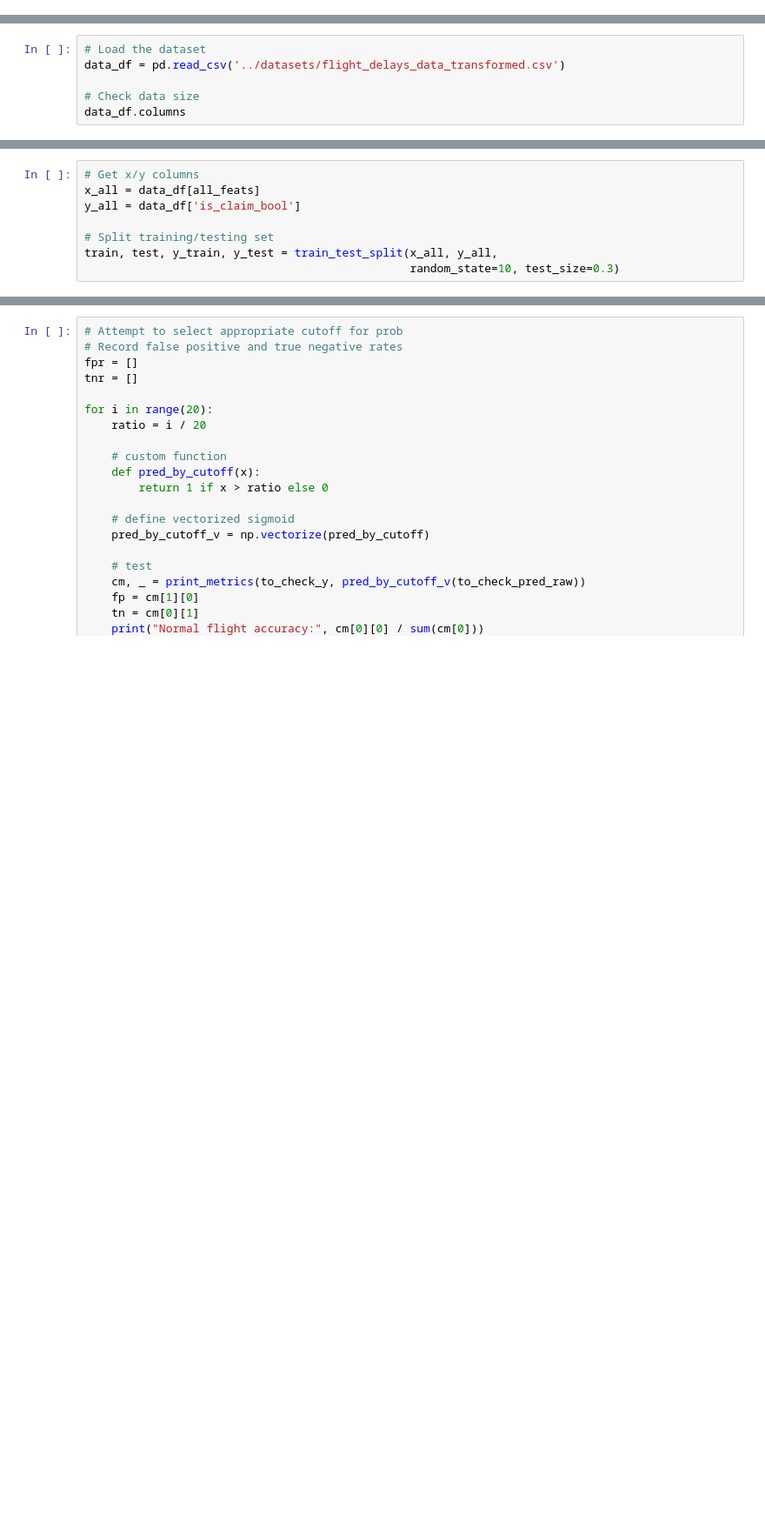
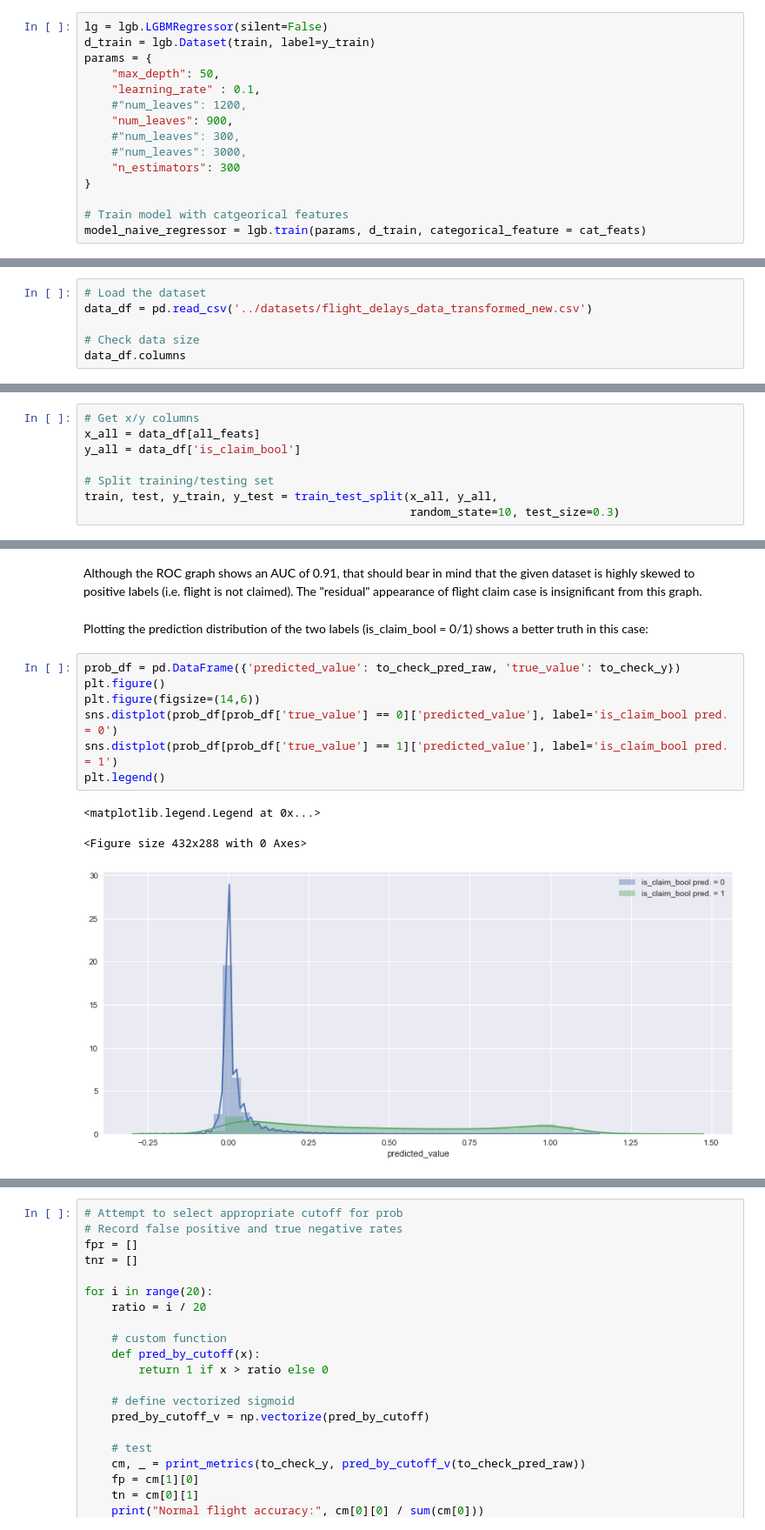
Before and after one commit to chy111126/flight_delay_prediction, a Jupyter notebook: notebooks/03_ml_model_training.ipynb, the cells around one changed output, grey strips where cells are left out. Shown at 87% size. Saved outputs shown, nothing was run; the diff lists cells and outputs as text; blank space fills up the shorter version.

```diff
--- a/notebooks/03_ml_model_training.ipynb
+++ b/notebooks/03_ml_model_training.ipynb
@@ -123,0 +172,15 @@ Per gain importance:  [22343.0273997  12597.24884576     0.          6185.199917
+# %%
+lg = lgb.LGBMRegressor(silent=False)
+d_train = lgb.Dataset(train, label=y_train)
+params = {
+    "max_depth": 50,
+    "learning_rate" : 0.1,
+    #"num_leaves": 1200,
+    "num_leaves": 900,
+    #"num_leaves": 300,
+    #"num_leaves": 3000,
+    "n_estimators": 300
+}
+
+# Train model with catgeorical features
+model_naive_regressor = lgb.train(params, d_train, categorical_feature = cat_feats)
@@ -126,6 +217,6 @@ Per gain importance:  [22343.0273997  12597.24884576     0.          6185.199917
 # %%
 # Load the dataset
-data_df = pd.read_csv('../datasets/flight_delays_data_transformed.csv')
+data_df = pd.read_csv('../datasets/flight_delays_data_transformed_new.csv')
 
 # Check data size
 data_df.columns
@@ -290,0 +476,15 @@ plt.show()
+# %% [markdown]
+Although the ROC graph shows an AUC of 0.91, that should bear in mind that the given dataset is highly skewed to positive labels (i.e. flight is not claimed). The "residual" appearance of flight claim case is insignificant from this graph.
+# %% [markdown]
+Plotting the prediction distribution of the two labels (is_claim_bool = 0/1) shows a better truth in this case:
+# %%
+prob_df = pd.DataFrame({'predicted_value': to_check_pred_raw, 'true_value': to_check_y})
+plt.figure()
+plt.figure(figsize=(14,6))
+sns.distplot(prob_df[prob_df['true_value'] == 0]['predicted_value'], label='is_claim_bool pred. = 0')
+sns.distplot(prob_df[prob_df['true_value'] == 1]['predicted_value'], label='is_claim_bool pred. = 1')
+plt.legend()
+# %% [output]
+<matplotlib.legend.Legend at 0x...>
+<Figure size 432x288 with 0 Axes>
+[figure, added]
```
Also changed, not shown: parts of 55 cells of this notebook, 2 other files.
